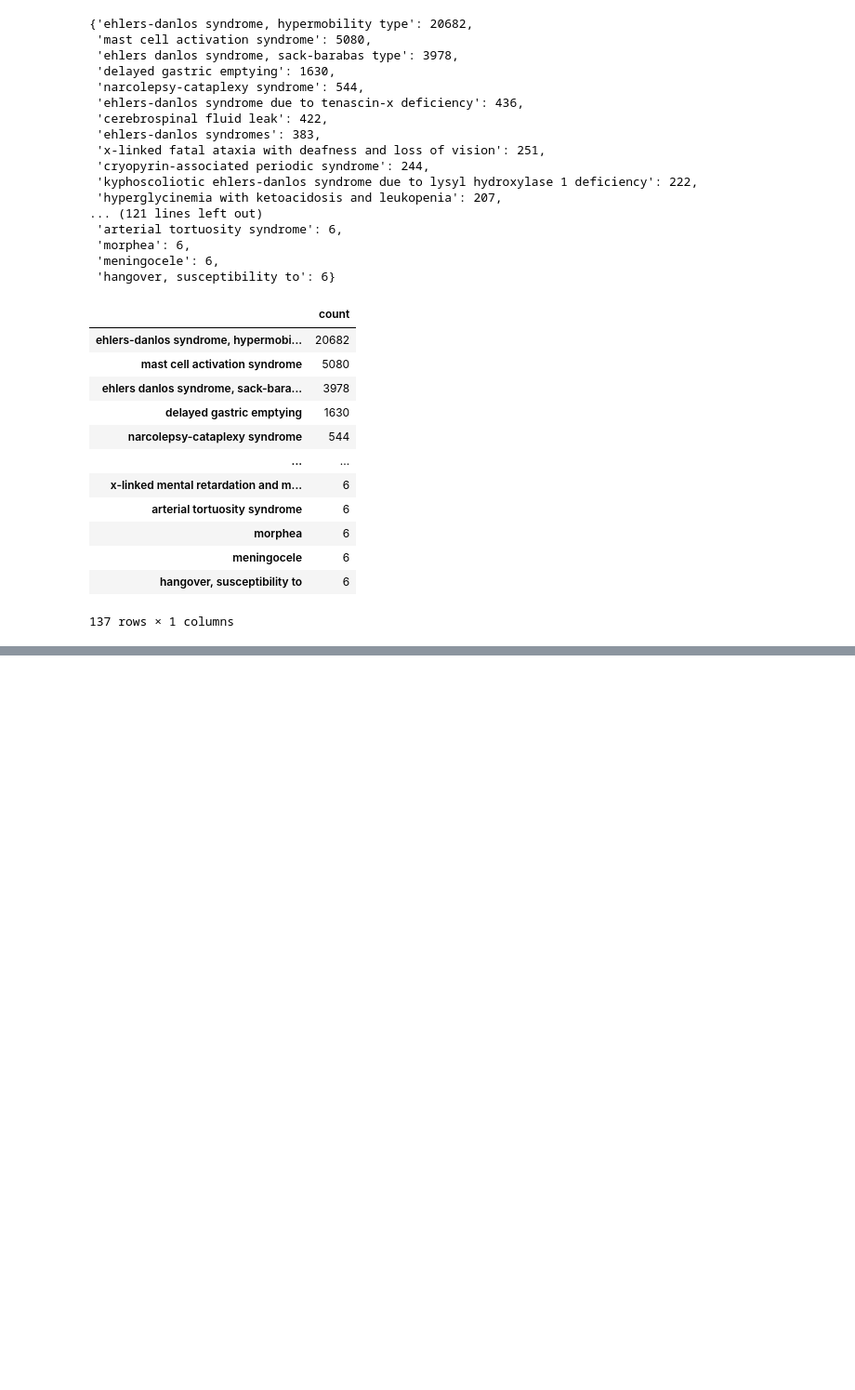
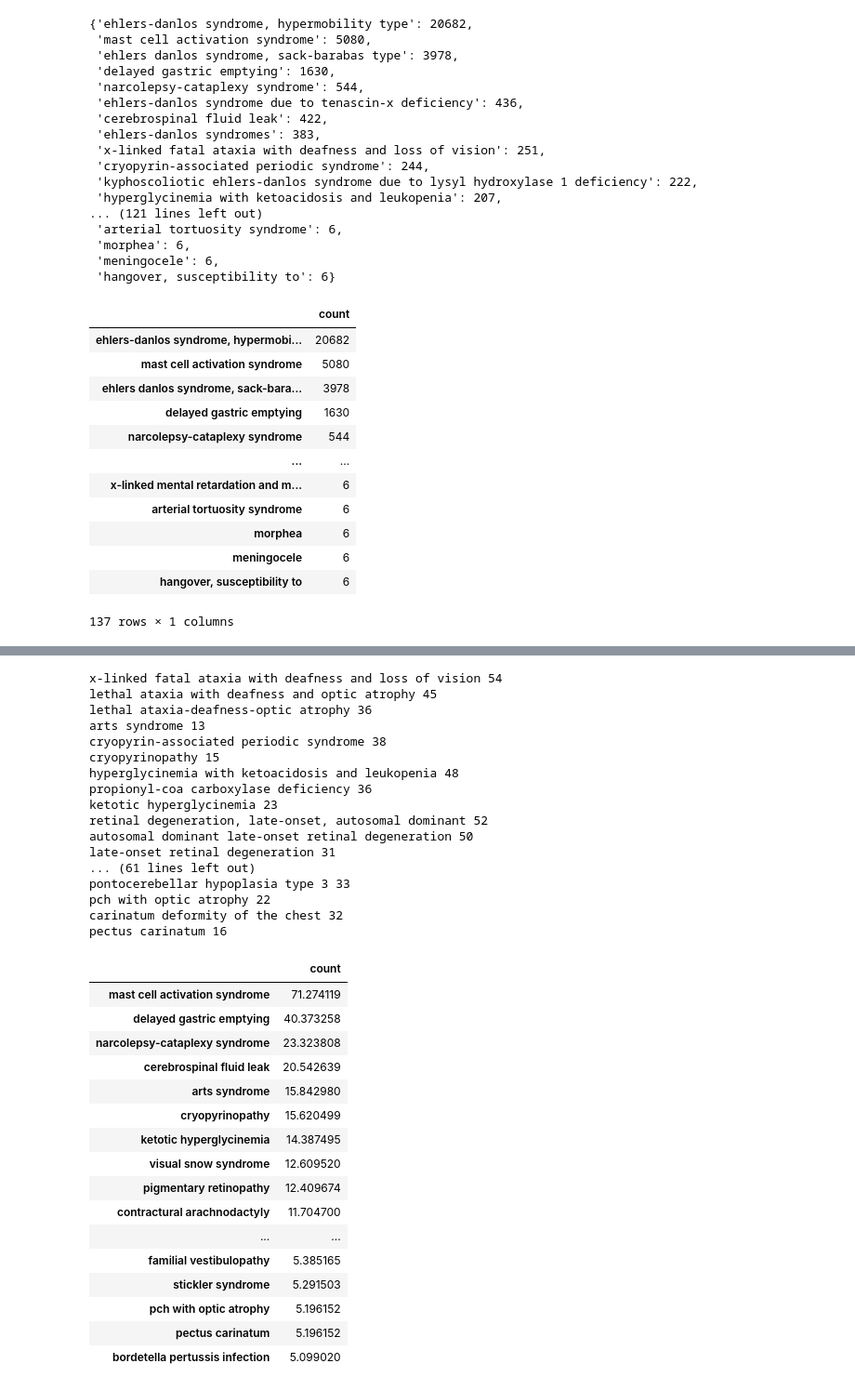
Before and after one commit to ncats/Rare-Disease-Social-Media-Project, a Jupyter notebook: manuscript/investigate_rare_disease_reddit_stats.ipynb, the cells around one changed output, grey strips where cells are left out. Shown at 93% size. Cells and saved outputs as stored; diff of their text form; code cells hidden in the pictures; blank space fills up the shorter version.

```diff
--- a/manuscript/investigate_rare_disease_reddit_stats.ipynb
+++ b/manuscript/investigate_rare_disease_reddit_stats.ipynb
@@ -296,3 +302,43 @@ top50EDcomention
+# %%
+# Rename the indices using the short synonyms
+top50EDcomention.index = [name_map(i,30) for i in top50EDcomention.index]
+# Print the renamed dataframe
+top50EDcomention
+# %% [output]
+x-linked fatal ataxia with deafness and loss of vision 54
+lethal ataxia with deafness and optic atrophy 45
+lethal ataxia-deafness-optic atrophy 36
+arts syndrome 13
+cryopyrin-associated periodic syndrome 38
+cryopyrinopathy 15
+hyperglycinemia with ketoacidosis and leukopenia 48
+propionyl-coa carboxylase deficiency 36
+ketotic hyperglycinemia 23
+retinal degeneration, late-onset, autosomal dominant 52
+autosomal dominant late-onset retinal degeneration 50
+late-onset retinal degeneration 31
+... (61 lines left out)
+pontocerebellar hypoplasia type 3 33
+pch with optic atrophy 22
+carinatum deformity of the chest 32
+pectus carinatum 16
+|  | count |
+| mast cell activation syndrome | 71.274119 |
+| delayed gastric emptying | 40.373258 |
+| narcolepsy-cataplexy syndrome | 23.323808 |
+| cerebrospinal fluid leak | 20.542639 |
+| arts syndrome | 15.842980 |
+| cryopyrinopathy | 15.620499 |
+| ketotic hyperglycinemia | 14.387495 |
+| visual snow syndrome | 12.609520 |
+| pigmentary retinopathy | 12.409674 |
+| contractural arachnodactyly | 11.704700 |
+| ... | ... |
+| familial vestibulopathy | 5.385165 |
+| stickler syndrome | 5.291503 |
+| pch with optic atrophy | 5.196152 |
+| pectus carinatum | 5.196152 |
+| bordetella pertussis infection | 5.099020 |
 # %%
 import matplotlib.pyplot as plt1
 ax1 = top50EDcomention.sort_values('count', ascending=False)['count'].T.plot.bar(stacked=False, rot=0, cmap='tab20', figsize=(15, 7))
```
Also changed, not shown: parts of 6 cells of this notebook, 1 other file.
